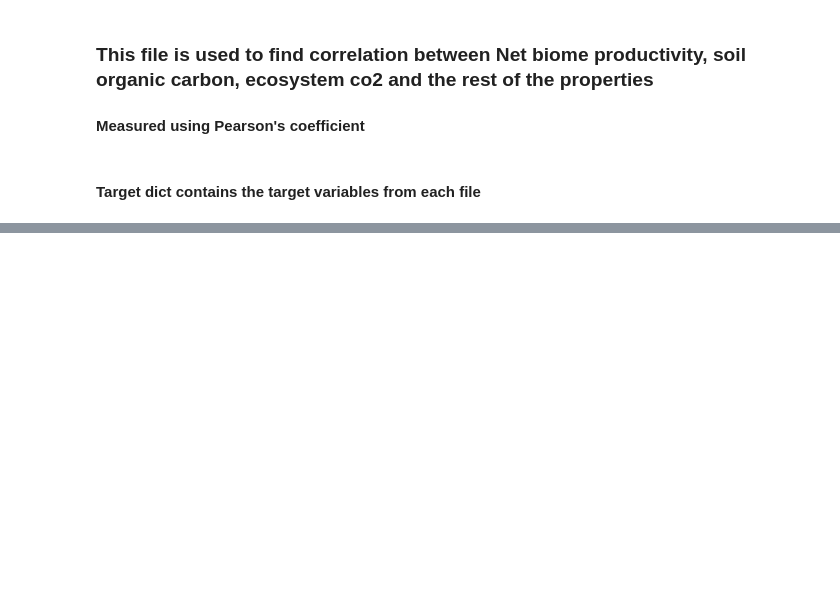
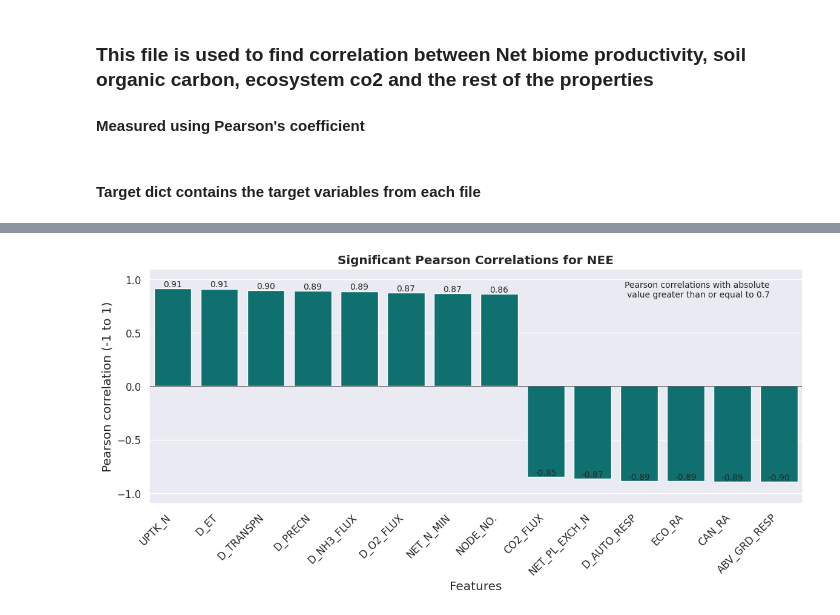
Before and after one commit to DinisDimitris/Net-ecosystem-exchange-Quantification, a Jupyter notebook: CorrelationMetrics.ipynb, the cells around one changed output, grey strips where cells are left out. Drawn from its saved outputs; the diff is of its cells as text; code cells hidden in the pictures; blank space fills up the shorter version.

Commit message:
updating pearson correlation file

```diff
--- a/CorrelationMetrics.ipynb
+++ b/CorrelationMetrics.ipynb
@@ -140,0 +193,4 @@ dtype: float64
+# %%
+cors = df.corr()['NEE'].sort_values(ascending=False).dropna().drop(['NEE', 'ECO_NPP', 'NPP', 'ECO_GPP', 'GPP', 'CAN_GPP'])
+
+cors = cors[cors.abs() > 0.84]
@@ -140,0 +215,34 @@ dtype: float64
+# %%
+sns.set_style('whitegrid')
+
+plt.figure(figsize=(12, 6))
+sns.set(font_scale=1.2)
+
+sns.barplot(x=cors.index, y=cors, color='teal')
+
+
+plt.xlabel('Features')
+plt.ylabel('Pearson correlation (-1 to 1)')
+plt.title('Significant Pearson Correlations for ' + cors.name, fontweight='bold')
+
+
+plt.xticks(rotation=45, ha='right', fontsize=12)
+plt.yticks([-1, -0.5, 0, 0.5, 1], fontsize=12)
+plt.ylim(-1.1, 1.1)
+
+
+plt.axhline(0, color='black', linewidth=0.5)
+
+
+for i, v in enumerate(cors):
+    if abs(v) >= 0.7:
+        plt.annotate(f"{v:.2f}", xy=(i, v), ha='center', va='bottom', fontsize=10)
+
+
+plt.text(0.95, 0.95, "Pearson correlations with absolute\nvalue greater than or equal to 0.7",
+         ha='right', va='top', transform=plt.gca().transAxes, fontsize=10)
+
+plt.tight_layout()
+plt.show()
+# %% [output]
+[figure, added]
```
Also changed, not shown: parts of 10 cells of this notebook, 9 other files.
